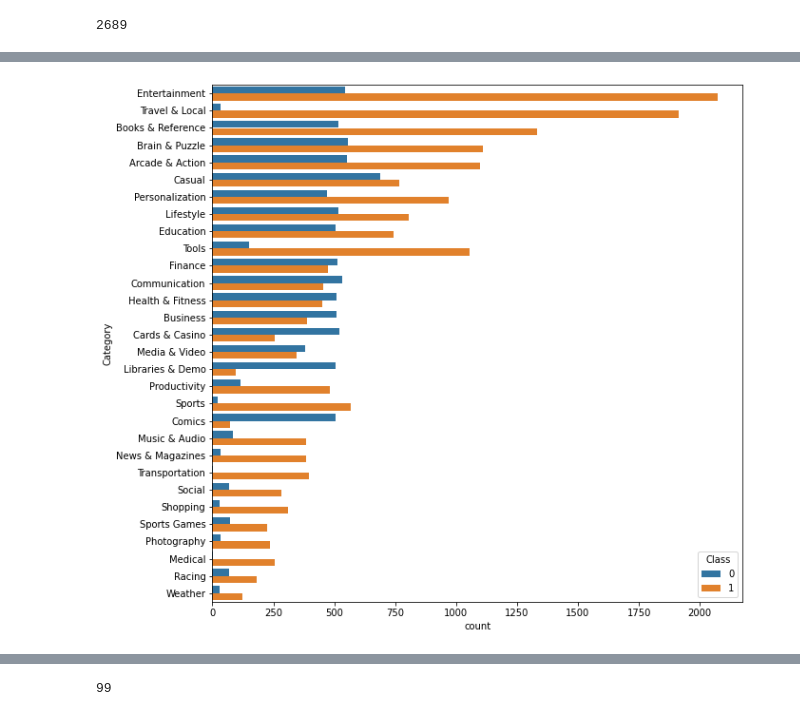
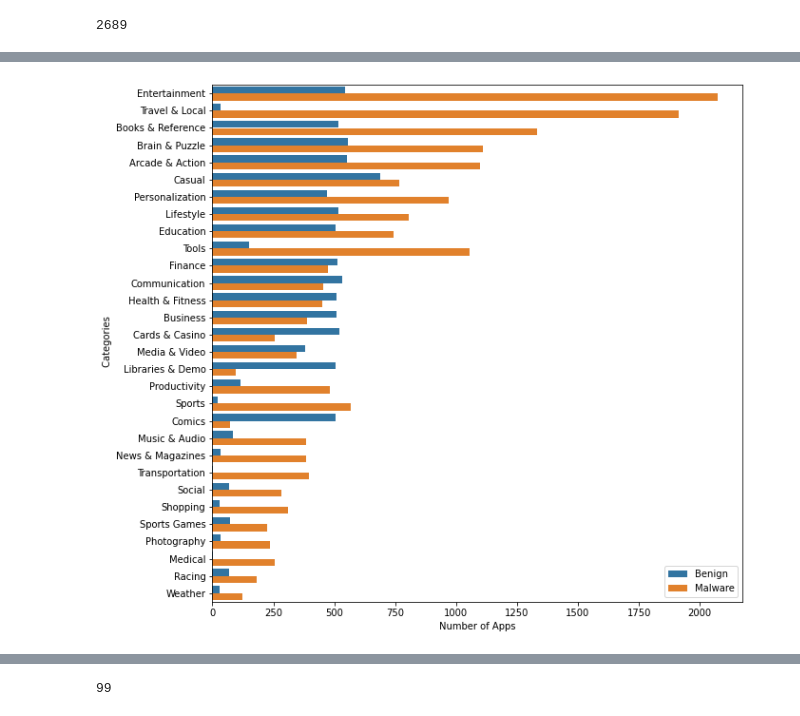
Before and after one commit to manisha-dhanuka/Supervised-Classification, a Jupyter notebook: Android_Authenticity_Prediction.ipynb, the cells around one changed output, grey strips where cells are left out. Cells and saved outputs as stored; diff of their text form; code cells hidden in the pictures.

```diff
--- a/Android_Authenticity_Prediction.ipynb
+++ b/Android_Authenticity_Prediction.ipynb
@@ -485,7 +477,7 @@ def danger_perm_count(x):
     global danger_perm
     return float(x[danger_perm].sum())
 # %%
-df['Dangerous permissions count']= df.apply(danger_perm_count, axis=1)
+df.loc[df['Dangerous permissions count'].isnull(),['Dangerous permissions count']]= df.loc[df['Dangerous permissions count'].isnull()].apply(danger_perm_count, axis=1)
 # %%
 # Filling null values of related apps as empty string since can't extrapolate them:
 df['Related apps'] = df['Related apps'].fillna('')
@@ -514,7 +506,7 @@ df.duplicated().sum()
 2689
 # %%
 # Dropping the duplicates:
-df= df.drop_duplicates()
+df= df.drop_duplicates().reset_index()
 # %%
 # effective shape after basic pre-processing:
 df.shape
@@ -533,6 +532,11 @@ plt.show()
 # Class variation with App type:
 plt.figure(figsize = (10,10))
 sns.countplot(data = df, y = 'Category',hue = 'Class',order =df.groupby(['Category']).count()['Class'].sort_values(ascending = False).index)
+plt.legend(['Benign','Malware'])
+plt.xlabel("Number of Apps")
+plt.ylabel(" Categories")
+plt.savefig("Categories-Class.png")
+files.download("Categories-Class.png")
 
 plt.show()
 # %% [output]
@@ -539,4 +545,4 @@ plt.show()
-[figure, old version]
+[figure, new version]
 # %%
 # Let's analyse the ratings:
 plt.figure(figsize = (15,5))
```
Also changed, not shown: parts of 73 cells of this notebook.
